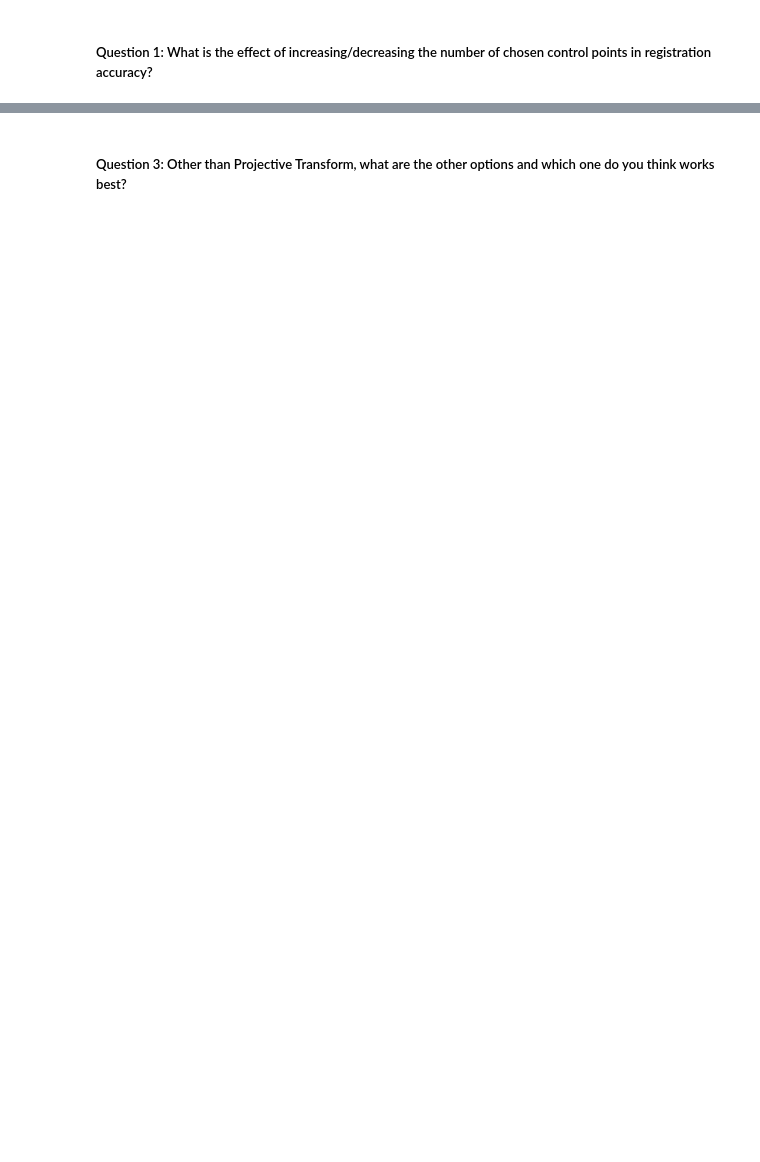
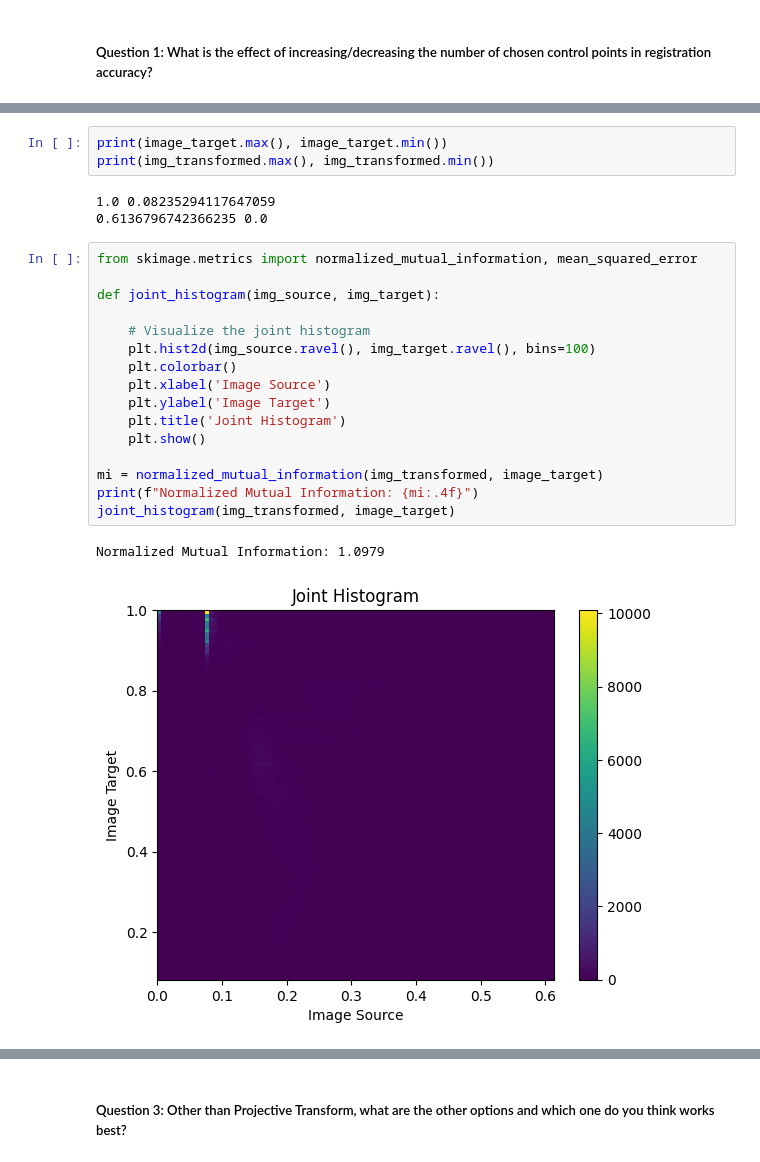
Before and after one commit to ZosoV/msc_semester2, a Jupyter notebook: computer_vision/labs/Lab4/lab4.ipynb, the cells around one changed output, grey strips where cells are left out. Cells and saved outputs as stored; diff of their text form; blank space fills up the shorter version.

```diff
--- a/computer_vision/labs/Lab4/lab4.ipynb
+++ b/computer_vision/labs/Lab4/lab4.ipynb
@@ -167,0 +178,25 @@ ValueError: could not broadcast input array from shape (331,549) into shape (331
+# %%
+print(image_target.max(), image_target.min())
+print(img_transformed.max(), img_transformed.min())
+# %% [output]
+1.0 0.08235294117647059
+0.6136796742366235 0.0
+# %%
+from skimage.metrics import normalized_mutual_information, mean_squared_error
+
+def joint_histogram(img_source, img_target):
+
+    # Visualize the joint histogram
+    plt.hist2d(img_source.ravel(), img_target.ravel(), bins=100)
+    plt.colorbar()
+    plt.xlabel('Image Source')
+    plt.ylabel('Image Target')
+    plt.title('Joint Histogram')
+    plt.show()
+
+mi = normalized_mutual_information(img_transformed, image_target)
+print(f"Normalized Mutual Information: {mi:.4f}")
+joint_histogram(img_transformed, image_target)
+# %% [output]
+Normalized Mutual Information: 1.0979
+[figure, added]
```
Also changed, not shown: parts of 16 cells of this notebook, 2 other files.
